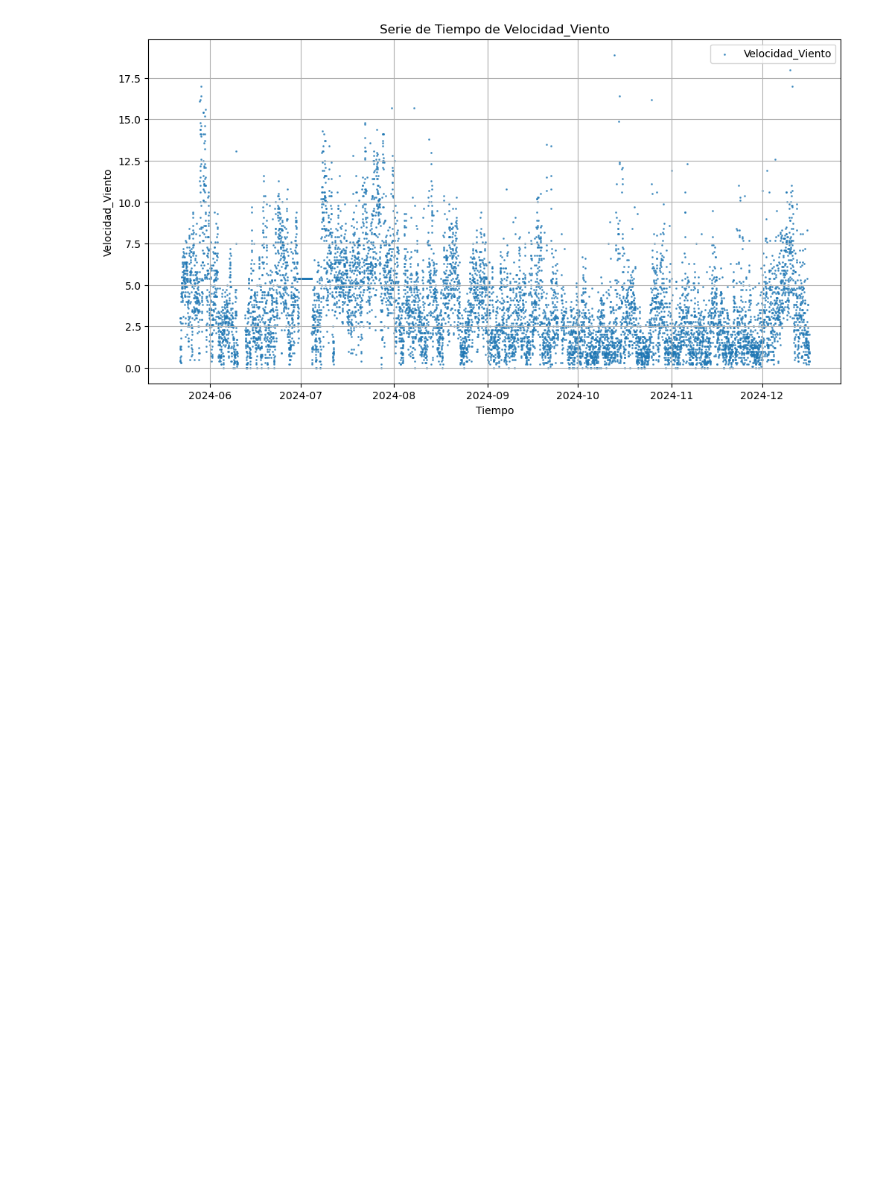
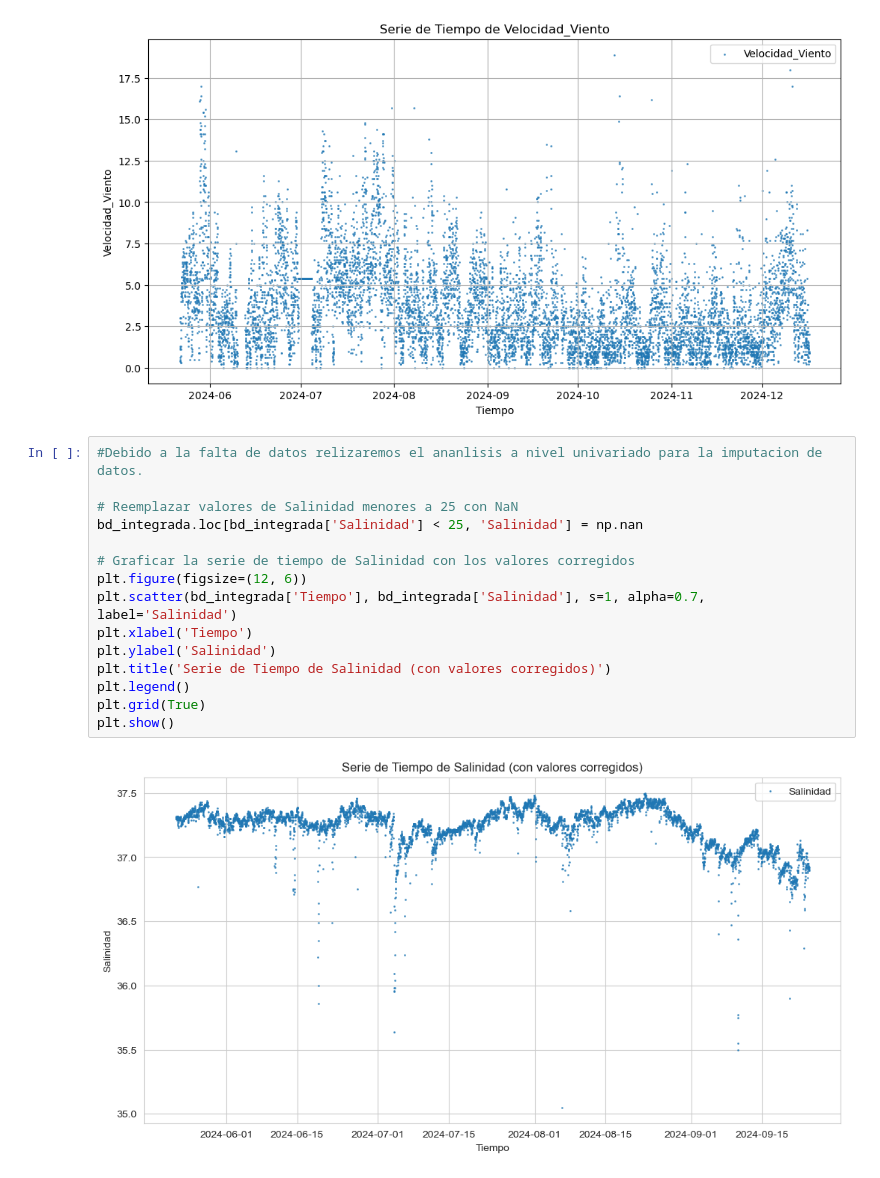
Before and after one commit to Haiber1994/pepa, a Jupyter notebook: Codigo_consultoria.ipynb, the cells around one changed output. Drawn from its saved outputs; the diff is of its cells as text; blank space fills up the shorter version.

Commit message:
Avance en analisis salinidad

```diff
--- a/Codigo_consultoria.ipynb
+++ b/Codigo_consultoria.ipynb
@@ -29,3 +38,20 @@ for column in bd_integrada.columns[1:]:  # Omitir la columna de tiempo
 [figure]
 [figure]
 [figure]
+# %%
+#Debido a la falta de datos relizaremos el ananlisis a nivel univariado para la imputacion de datos.
+
+# Reemplazar valores de Salinidad menores a 25 con NaN
+bd_integrada.loc[bd_integrada['Salinidad'] < 25, 'Salinidad'] = np.nan
+
+# Graficar la serie de tiempo de Salinidad con los valores corregidos
+plt.figure(figsize=(12, 6))
+plt.scatter(bd_integrada['Tiempo'], bd_integrada['Salinidad'], s=1, alpha=0.7, label='Salinidad')
+plt.xlabel('Tiempo')
+plt.ylabel('Salinidad')
+plt.title('Serie de Tiempo de Salinidad (con valores corregidos)')
+plt.legend()
+plt.grid(True)
+plt.show()
+# %% [output]
+[figure, added]
```
Also changed, not shown: parts of 8 cells of this notebook.
